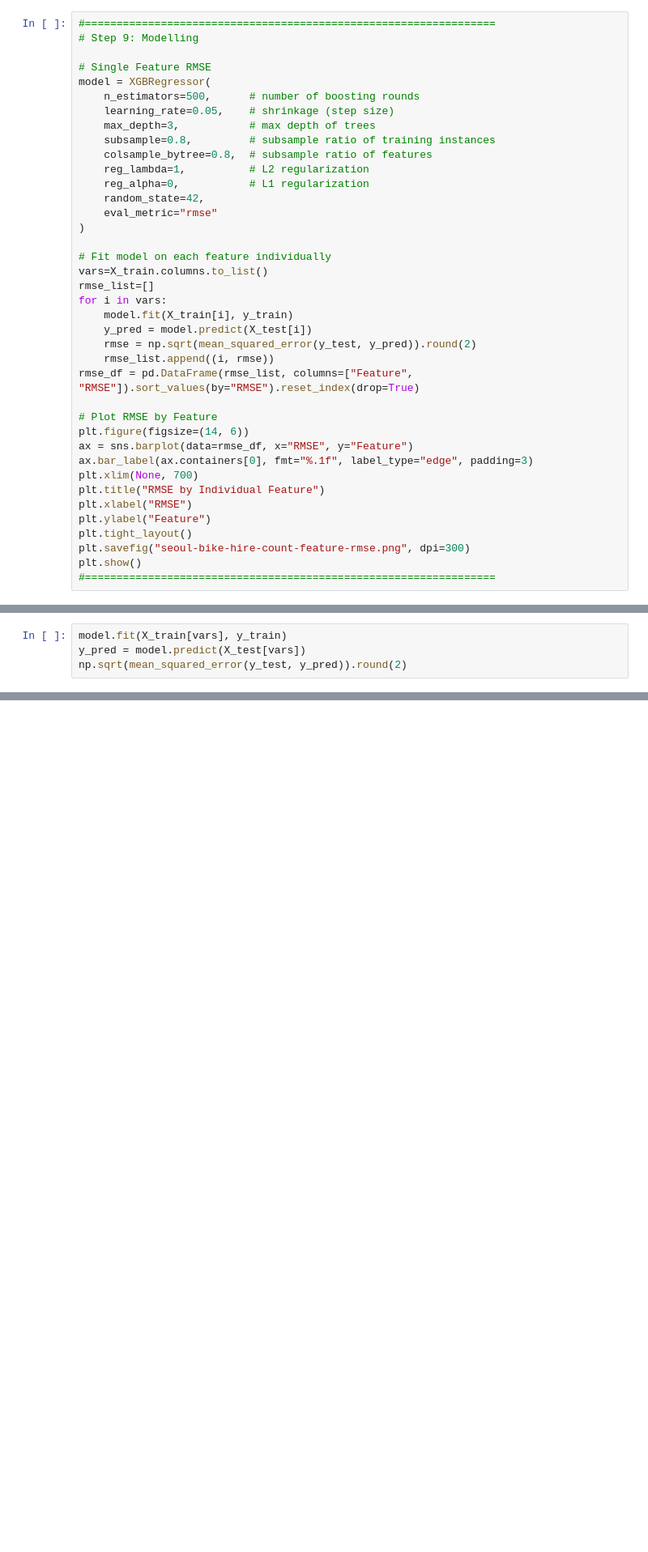
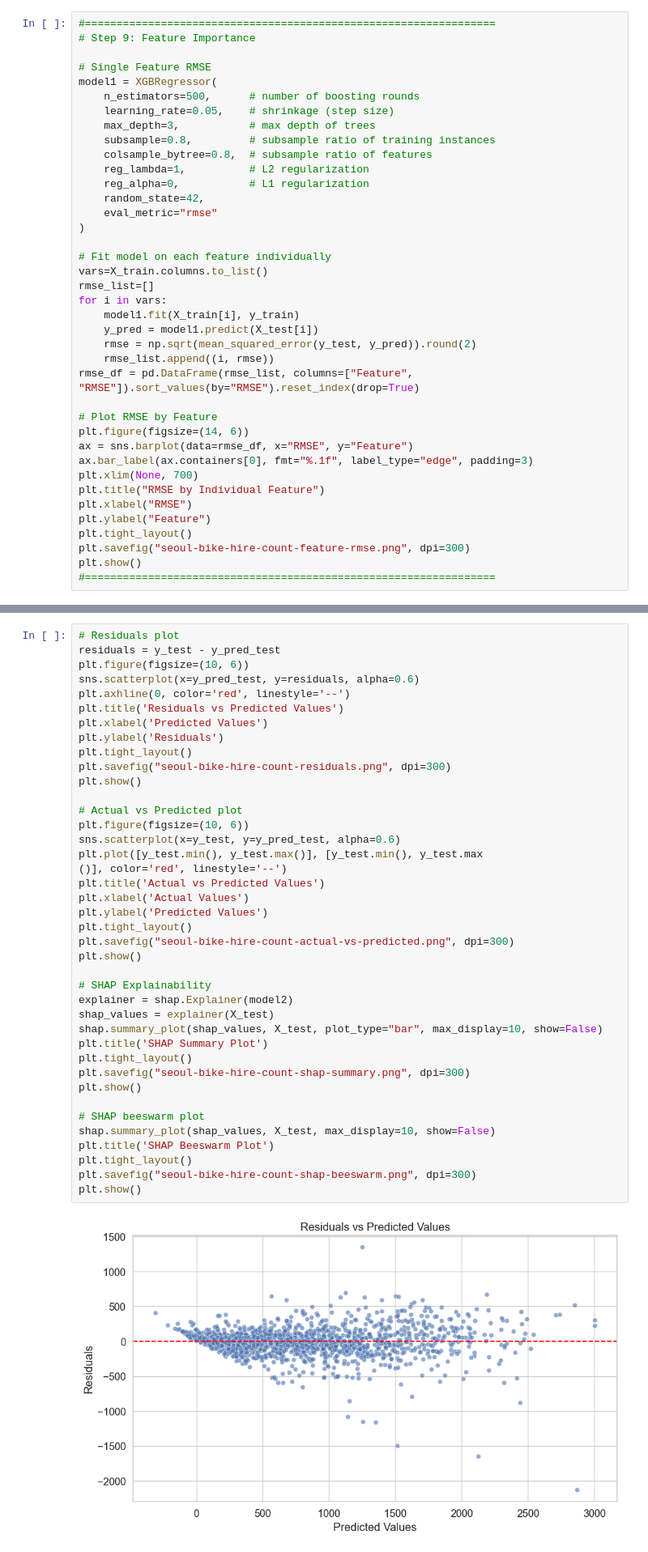
Before and after one commit to MarkThackham/MarkThackham.github.io, a Jupyter notebook: Portfolio/machine-learning/seoul-bike-hire/machine-learning-seoul-bike-hire.ipynb, the cells around one changed output, grey strips where cells are left out. Shown at 81% size. Cells and saved outputs as stored; diff of their text form; blank space fills up the shorter version.

```diff
--- a/Portfolio/machine-learning/seoul-bike-hire/machine-learning-seoul-bike-hire.ipynb
+++ b/Portfolio/machine-learning/seoul-bike-hire/machine-learning-seoul-bike-hire.ipynb
@@ -506,10 +509,10 @@ X_train, X_test, y_train, y_test = train_test_split(X, y, test_size=0.2, random_
 #=================================================================
 # %%
 #=================================================================
-# Step 9: Modelling
+# Step 9: Feature Importance
 
 # Single Feature RMSE
-model = XGBRegressor(
+model1 = XGBRegressor(
     n_estimators=500,      # number of boosting rounds
     learning_rate=0.05,    # shrinkage (step size)
     max_depth=3,           # max depth of trees
@@ -525,8 +528,8 @@ model = XGBRegressor(
 vars=X_train.columns.to_list()
 rmse_list=[]
 for i in vars:
-    model.fit(X_train[i], y_train)
-    y_pred = model.predict(X_test[i])
+    model1.fit(X_train[i], y_train)
+    y_pred = model1.predict(X_test[i])
     rmse = np.sqrt(mean_squared_error(y_test, y_pred)).round(2)
     rmse_list.append((i, rmse))
 rmse_df = pd.DataFrame(rmse_list, columns=["Feature", "RMSE"]).sort_values(by="RMSE").reset_index(drop=True)
@@ -545,7 +548,3 @@ plt.show()
 #=================================================================
 # %% [output]
 [figure]
-# %%
-model.fit(X_train[vars], y_train)
-y_pred = model.predict(X_test[vars])
-np.sqrt(mean_squared_error(y_test, y_pred)).round(2)
@@ -553,0 +587,42 @@ np.sqrt(mean_squared_error(y_test, y_pred)).round(2)
+# %%
+# Residuals plot
+residuals = y_test - y_pred_test
+plt.figure(figsize=(10, 6))
+sns.scatterplot(x=y_pred_test, y=residuals, alpha=0.6)
+plt.axhline(0, color='red', linestyle='--')
+plt.title('Residuals vs Predicted Values')
+plt.xlabel('Predicted Values')
+plt.ylabel('Residuals')
+plt.tight_layout()
+plt.savefig("seoul-bike-hire-count-residuals.png", dpi=300)
+plt.show()
+
+# Actual vs Predicted plot
+plt.figure(figsize=(10, 6))
+sns.scatterplot(x=y_test, y=y_pred_test, alpha=0.6)
+plt.plot([y_test.min(), y_test.max()], [y_test.min(), y_test.max
+()], color='red', linestyle='--')
+plt.title('Actual vs Predicted Values')
+plt.xlabel('Actual Values')
+plt.ylabel('Predicted Values')
+plt.tight_layout()
+plt.savefig("seoul-bike-hire-count-actual-vs-predicted.png", dpi=300)
+plt.show()
+
+# SHAP Explainability
+explainer = shap.Explainer(model2)
+shap_values = explainer(X_test)
+shap.summary_plot(shap_values, X_test, plot_type="bar", max_display=10, show=False)
+plt.title('SHAP Summary Plot')
+plt.tight_layout()
+plt.savefig("seoul-bike-hire-count-shap-summary.png", dpi=300)
+plt.show()
+
+# SHAP beeswarm plot
+shap.summary_plot(shap_values, X_test, max_display=10, show=False)
+plt.title('SHAP Beeswarm Plot')
+plt.tight_layout()
+plt.savefig("seoul-bike-hire-count-shap-beeswarm.png", dpi=300)
+plt.show()
+# %% [output]
+[figure, added]
```
Also changed, not shown: parts of 5 cells of this notebook, 4 other files.
